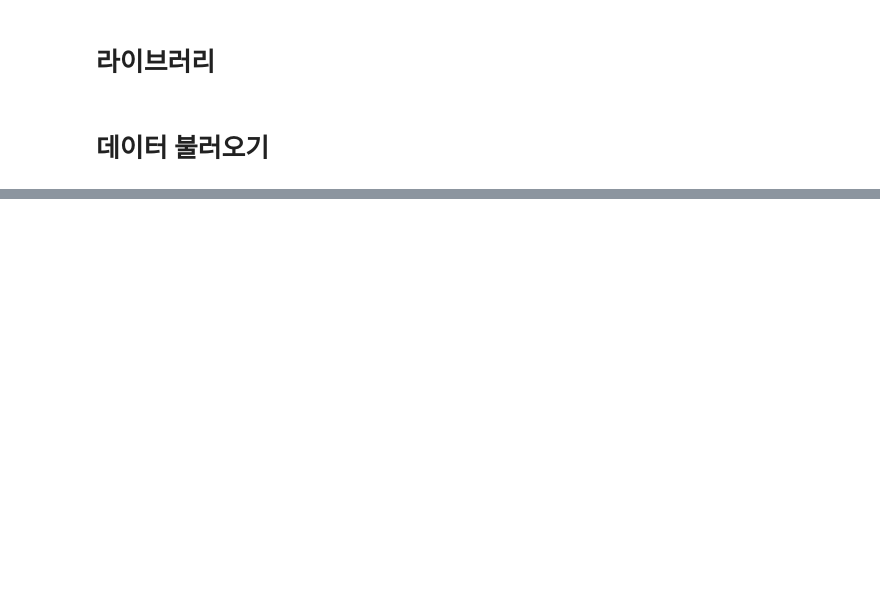
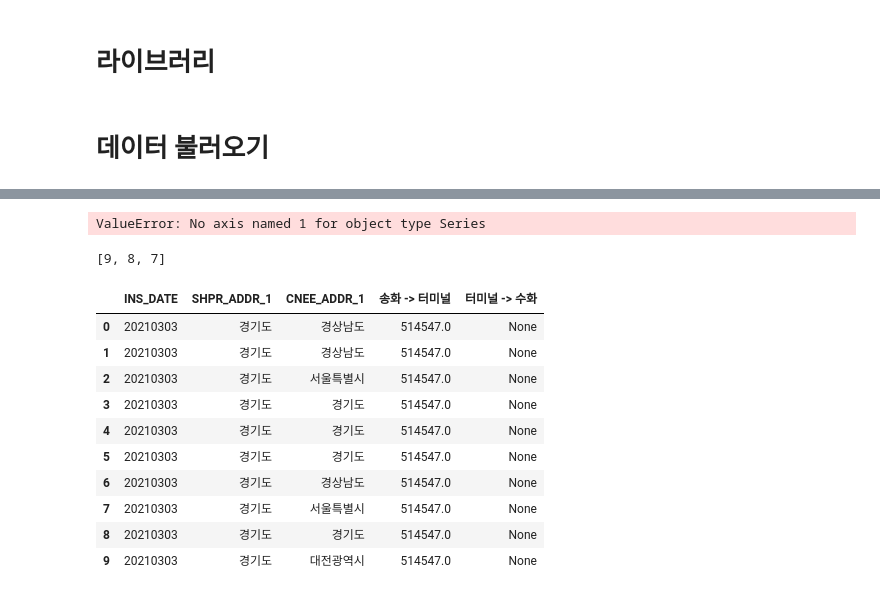
Before and after one commit to GeonHyeock/2021_Second_semester, a Jupyter notebook: Inbig_project/교통량.ipynb, the cells around one changed output, grey strips where cells are left out. Saved outputs shown, nothing was run; the diff lists cells and outputs as text; code cells hidden in the pictures; blank space fills up the shorter version.

```diff
--- a/Inbig_project/교통량.ipynb
+++ b/Inbig_project/교통량.ipynb
@@ -24,0 +64,25 @@ for i in range(len(file_list)):
+# %%
+loc_dict = {"수도권본부" : ["경기도", "서울특별시", "경기도", "인천광역시", "서울", "경기", "인천", "인천시"],
+     "강원본부" : ["강원도", "강원"],
+     "대전충남본부" : ["충청남도", "대전광역시", "세종특별자치시", "대전", "충남"],
+     "광주전남본부" : ["전라남도", "광주광역시", "광주", "전남"],
+     "대구경북본부" : ["경상북도", "대구광역시", "경북", "대구", "대구시"],
+     "부산경남본부" : ["경상남도", "부산광역시", "울산광역시", "경남", "부산", "울산", "부산시"],
+     "전북본부" : ["전라북도", "전북"],
+     "충북본부" : ["충청북도", "충북"],
+     "권역 외" : ["제주특별자치도", "제주"]}
+# %%
+pd.options.mode.chained_assignment = None  # default='warn'
+
+FC_time = np.array(FC_order["INS_DATE"])
+
+for index in FC_order.index[:-10:-1]:
+    for i in list(loc_dict.keys())[:-1]:
+        if FC_order["SHPR_ADDR_1"][index] in loc_dict.get(i):
+            FC_order["송화 -> 터미널"][index] = trafic[(trafic["집계일자"] == FC_time[index]) &\
+                                                   (trafic["출발권역명"] == i)]["수도권도착"]
+        if FC_order["CNEE_ADDR_1"][index] in loc_dict.get(i):
+            FC_order["터미널 -> 수화"][index] = int(trafic[(trafic["집계일자"] == FC_time[index]+1) &\
+                                                   (trafic["출발권역명"] == "수도권본부")][i[:-2]+"도착"])
+# %% [output]
+ValueError: No axis named 1 for object type Series
@@ -24,0 +91,18 @@ for i in range(len(file_list)):
+# %%
+a[:-4:-1]
+# %% [output]
+[9, 8, 7]
+# %%
+FC_order.head(10)
+# %% [output]
+|  | INS_DATE | SHPR_ADDR_1 | CNEE_ADDR_1 | 송화 -> 터미널 | 터미널 -> 수화 |
+| 0 | 20210303 | 경기도 | 경상남도 | 514547.0 | None |
+| 1 | 20210303 | 경기도 | 경상남도 | 514547.0 | None |
+| 2 | 20210303 | 경기도 | 서울특별시 | 514547.0 | None |
+| 3 | 20210303 | 경기도 | 경기도 | 514547.0 | None |
+| 4 | 20210303 | 경기도 | 경기도 | 514547.0 | None |
+| 5 | 20210303 | 경기도 | 경기도 | 514547.0 | None |
+| 6 | 20210303 | 경기도 | 경상남도 | 514547.0 | None |
+| 7 | 20210303 | 경기도 | 서울특별시 | 514547.0 | None |
+| 8 | 20210303 | 경기도 | 경기도 | 514547.0 | None |
+| 9 | 20210303 | 경기도 | 대전광역시 | 514547.0 | None |
```
Also changed, not shown: parts of 12 cells of this notebook.
